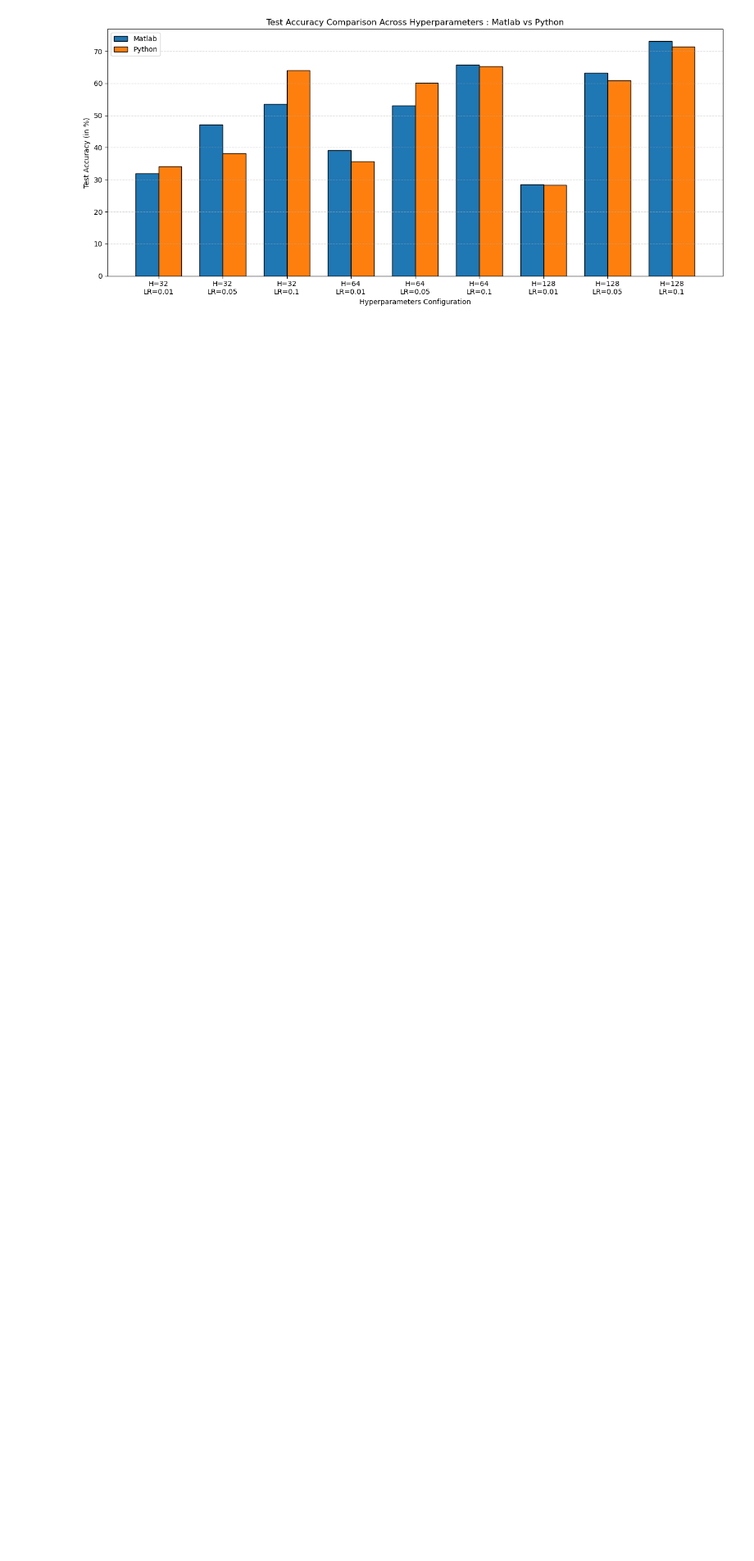
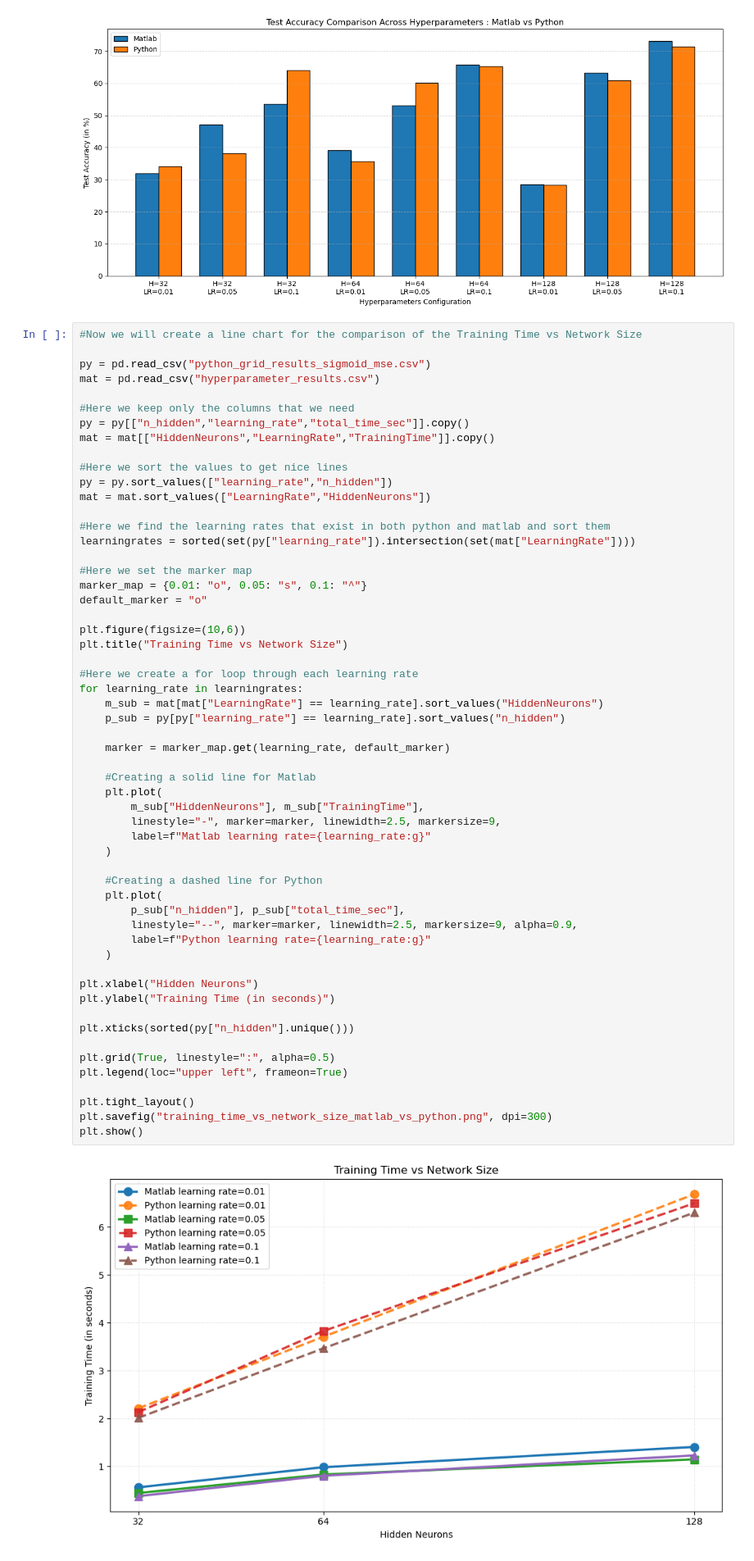
Before and after one commit to JoshNarindra/NN_Matlab_Py_Comparison, a Jupyter notebook: python code.ipynb, the cells around one changed output. Shown at 82% size. Cells and saved outputs as stored; diff of their text form; blank space fills up the shorter version.

Commit message:
python code (final)

```diff
--- a/python code.ipynb
+++ b/python code.ipynb
@@ -475,3 +475,61 @@ plt.savefig("matlab_vs_python_test_accuracy", dpi=300)
 plt.show()
 # %% [output]
 [figure]
+# %%
+#Now we will create a line chart for the comparison of the Training Time vs Network Size
+
+py = pd.read_csv("python_grid_results_sigmoid_mse.csv")
+mat = pd.read_csv("hyperparameter_results.csv")
+
+#Here we keep only the columns that we need
+py = py[["n_hidden","learning_rate","total_time_sec"]].copy()
+mat = mat[["HiddenNeurons","LearningRate","TrainingTime"]].copy()
+
+#Here we sort the values to get nice lines
+py = py.sort_values(["learning_rate","n_hidden"])
+mat = mat.sort_values(["LearningRate","HiddenNeurons"])
+
+#Here we find the learning rates that exist in both python and matlab and sort them
+learningrates = sorted(set(py["learning_rate"]).intersection(set(mat["LearningRate"])))
+
+#Here we set the marker map
+marker_map = {0.01: "o", 0.05: "s", 0.1: "^"}
+default_marker = "o"
+
+plt.figure(figsize=(10,6))
+plt.title("Training Time vs Network Size")
+
+#Here we create a for loop through each learning rate
+for learning_rate in learningrates:
+    m_sub = mat[mat["LearningRate"] == learning_rate].sort_values("HiddenNeurons")
+    p_sub = py[py["learning_rate"] == learning_rate].sort_values("n_hidden")
+
+    marker = marker_map.get(learning_rate, default_marker)
+
+    #Creating a solid line for Matlab
+    plt.plot(
+        m_sub["HiddenNeurons"], m_sub["TrainingTime"],
+        linestyle="-", marker=marker, linewidth=2.5, markersize=9,
+        label=f"Matlab learning rate={learning_rate:g}"
+    )
+
+    #Creating a dashed line for Python
+    plt.plot(
+        p_sub["n_hidden"], p_sub["total_time_sec"],
+        linestyle="--", marker=marker, linewidth=2.5, markersize=9, alpha=0.9,
+        label=f"Python learning rate={learning_rate:g}"
+    )
+
+plt.xlabel("Hidden Neurons")
+plt.ylabel("Training Time (in seconds)")
+
+plt.xticks(sorted(py["n_hidden"].unique()))
+
+plt.grid(True, linestyle=":", alpha=0.5)
+plt.legend(loc="upper left", frameon=True)
+
+plt.tight_layout()
+plt.savefig("training_time_vs_network_size_matlab_vs_python.png", dpi=300)
+plt.show()
+# %% [output]
+[figure, added]
```
